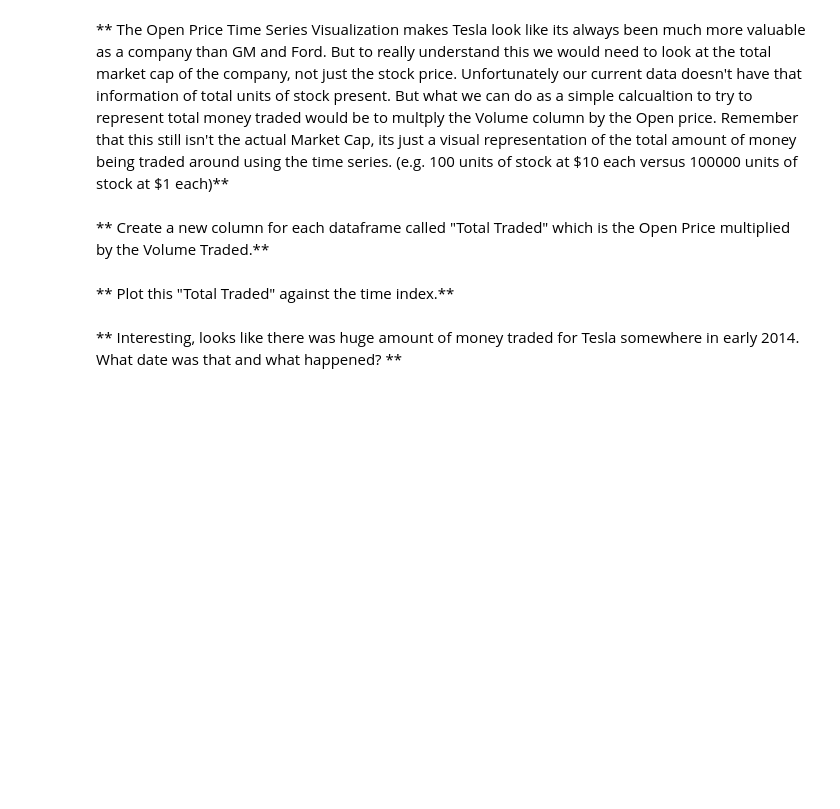
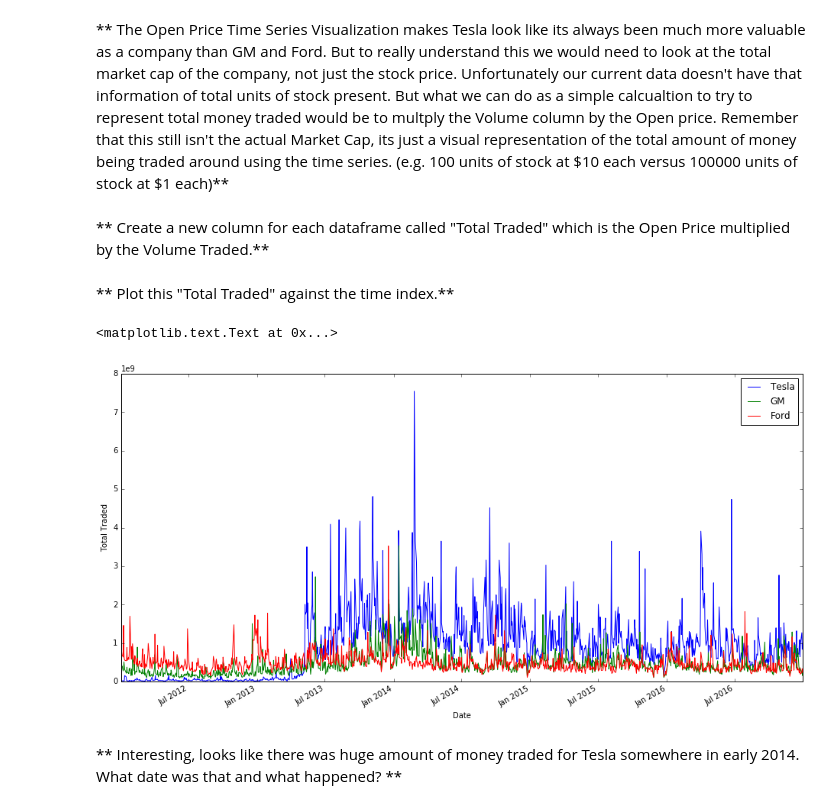
Before and after one commit to riccardolorenzon/finance_trading_analysis, a Jupyter notebook: StockMarketCapstoneProject/Stock Market Analysis Project.ipynb, the cells around one changed output. Cells and saved outputs as stored; diff of their text form; code cells hidden in the pictures; blank space fills up the shorter version.

```diff
--- a/StockMarketCapstoneProject/Stock Market Analysis Project.ipynb
+++ b/StockMarketCapstoneProject/Stock Market Analysis Project.ipynb
@@ -140,5 +140,9 @@ ____
 ** The Open Price Time Series Visualization makes Tesla look like its always been much more valuable as a company than GM and Ford. But to really understand this we would need to look at the total market cap of the company, not just the stock price. Unfortunately our current data doesn't have that information of total units of stock present. But what we can do as a simple calcualtion to try to represent total money traded would be to multply the Volume column by the Open price. Remember that this still isn't the actual Market Cap, its just a visual representation of the total amount of money being traded around using the time series. (e.g. 100 units of stock at \$10 each versus 100000 units of stock at $1 each)**
 # %% [markdown]
 ** Create a new column for each dataframe called "Total Traded" which is the Open Price multiplied by the Volume Traded.**
+# %%
+tesla_data_frame['Total Traded'] = tesla_data_frame['Open']*tesla_data_frame['Volume']
+ford_data_frame['Total Traded'] = ford_data_frame['Open']*ford_data_frame['Volume']
+gm_data_frame['Total Traded'] = gm_data_frame['Open']*gm_data_frame['Volume']
 # %% [markdown]
 ** Plot this "Total Traded" against the time index.**
@@ -147,2 +149,11 @@ ____
+# %%
+tesla_data_frame['Total Traded'].plot(label='Tesla',figsize=(16,8))
+gm_data_frame['Total Traded'].plot(label='GM')
+ford_data_frame['Total Traded'].plot(label='Ford')
+plt.legend()
+plt.ylabel('Total Traded')
+# %% [output]
+<matplotlib.text.Text at 0x...>
+[figure, added]
 # %% [markdown]
 ** Interesting, looks like there was huge amount of money traded for Tesla somewhere in early 2014. What date was that and what happened? **
```
Also changed, not shown: parts of 32 cells of this notebook.
